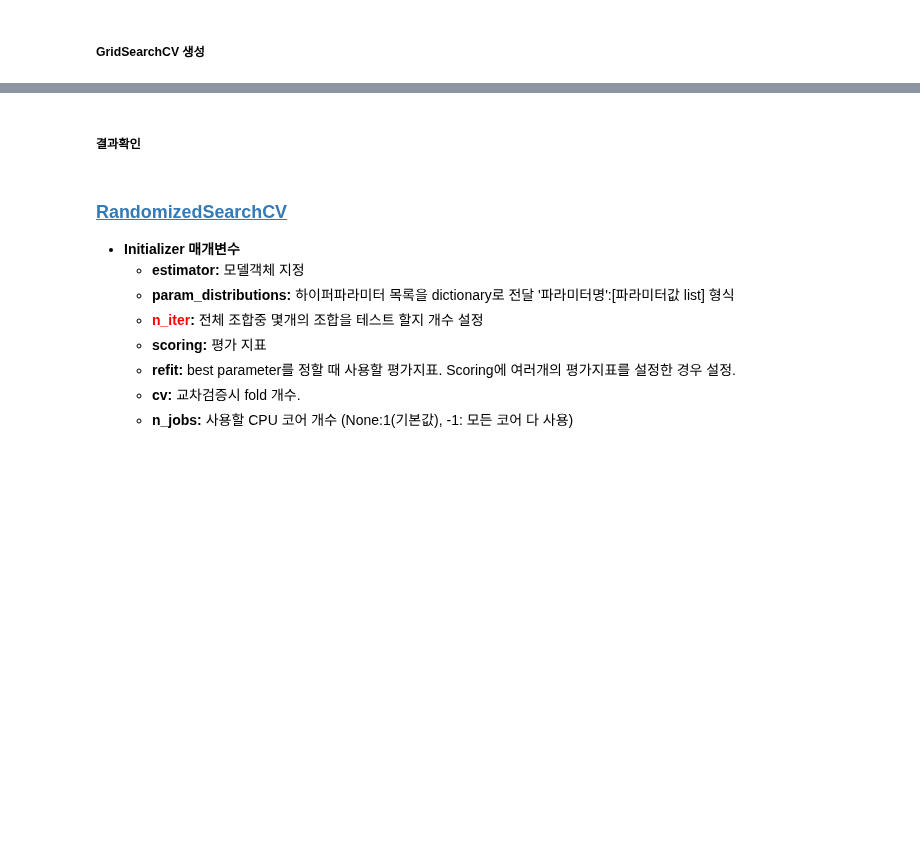
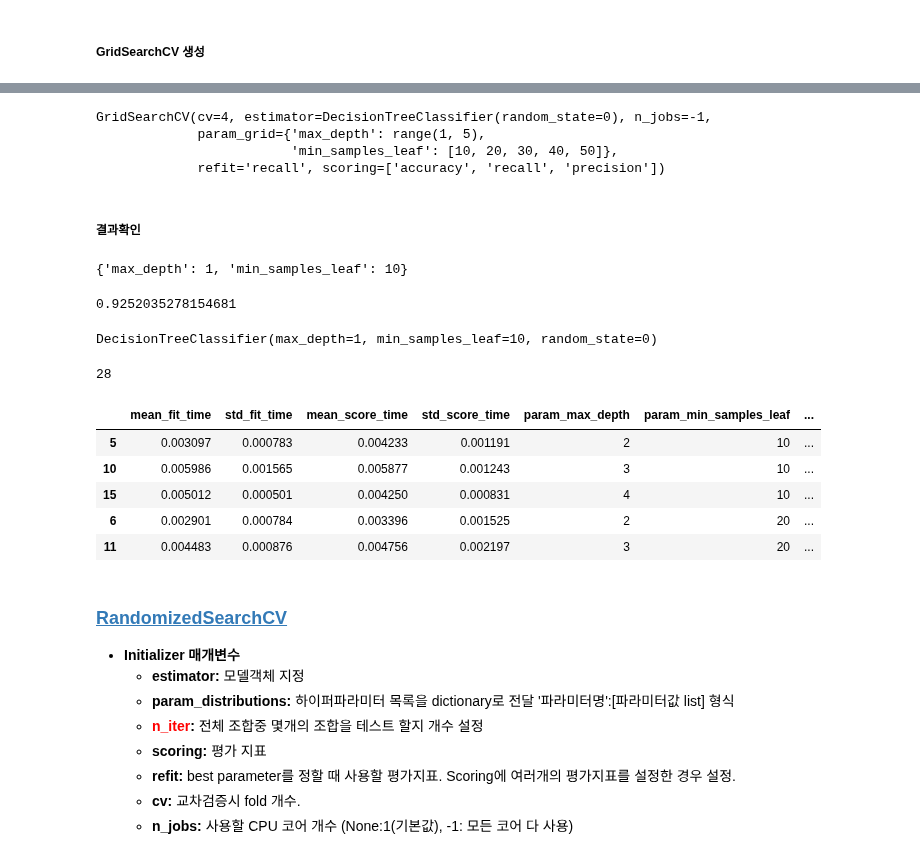
Before and after one commit to LeeJUHO127/DA-35, a Jupyter notebook: 07_machine_learning/06_과적합_일반화_그리드서치_파이프라인.ipynb, the cells around one changed output, grey strips where cells are left out. Saved outputs shown, nothing was run; the diff lists cells and outputs as text; code cells hidden in the pictures; blank space fills up the shorter version.

```diff
--- a/07_machine_learning/06_과적합_일반화_그리드서치_파이프라인.ipynb
+++ b/07_machine_learning/06_과적합_일반화_그리드서치_파이프라인.ipynb
@@ -366,5 +401,55 @@ accuracy_score(y_test, pred)
+# %%
+model = DecisionTreeClassifier(random_state=0)
+params = {
+    "max_depth": range(1, 5),
+    "min_samples_leaf": [10, 20, 30, 40, 50]
+}
+gs2 = GridSearchCV(
+    model, params,
+    scoring= ["accuracy", "recall", "precision"], # 평가지표가 여러개이면 리스트로 묶어서 전달.
+    refit="recall", # 순위의 기준이 되는 평가 지표를 지정.
+# 이 지표 성능이 가장 좋은 하이퍼파라미터로 모델을 재학습해서 best_estimator_에 할당한다.
+    cv=4,
+    n_jobs=-1
+)
+gs2.fit(X_train, y_train)
+# %% [output]
+GridSearchCV(cv=4, estimator=DecisionTreeClassifier(random_state=0), n_jobs=-1,
+             param_grid={'max_depth': range(1, 5),
+                         'min_samples_leaf': [10, 20, 30, 40, 50]},
+             refit='recall', scoring=['accuracy', 'recall', 'precision'])
 # %% [markdown]
 ##### 결과확인
+# %%
+gs2.best_params_
+# %% [output]
+{'max_depth': 1, 'min_samples_leaf': 10}
+# %%
+gs2.best_score_
+# %% [output]
+0.9252035278154681
+# %%
+gs2.best_estimator_
+# %% [output]
+DecisionTreeClassifier(max_depth=1, min_samples_leaf=10, random_state=0)
+# %%
+result_df2 = pd.DataFrame(
+    gs2.cv_results_
+)
+# %%
+result_df2.columns
+# %% [output]
+28
+# %%
+pd.options.display.max_columns=30
+result_df2.sort_values(["rank_test_accuracy", "rank_test_recall"]).head()
+# %% [output]
+|  | mean_fit_time | std_fit_time | mean_score_time | std_score_time | param_max_depth | param_min_samples_leaf | ... |
+| 5 | 0.003097 | 0.000783 | 0.004233 | 0.001191 | 2 | 10 | ... |
+| 10 | 0.005986 | 0.001565 | 0.005877 | 0.001243 | 3 | 10 | ... |
+| 15 | 0.005012 | 0.000501 | 0.004250 | 0.000831 | 4 | 10 | ... |
+| 6 | 0.002901 | 0.000784 | 0.003396 | 0.001525 | 2 | 20 | ... |
+| 11 | 0.004483 | 0.000876 | 0.004756 | 0.002197 | 3 | 20 | ... |
 # %% [markdown]
 ### [RandomizedSearchCV](https://scikit-learn.org/stable/modules/generated/sklearn.model_selection.RandomizedSearchCV.html)
 - **Initializer 매개변수**
```
Also changed, not shown: parts of 53 cells of this notebook, 4 other files.
